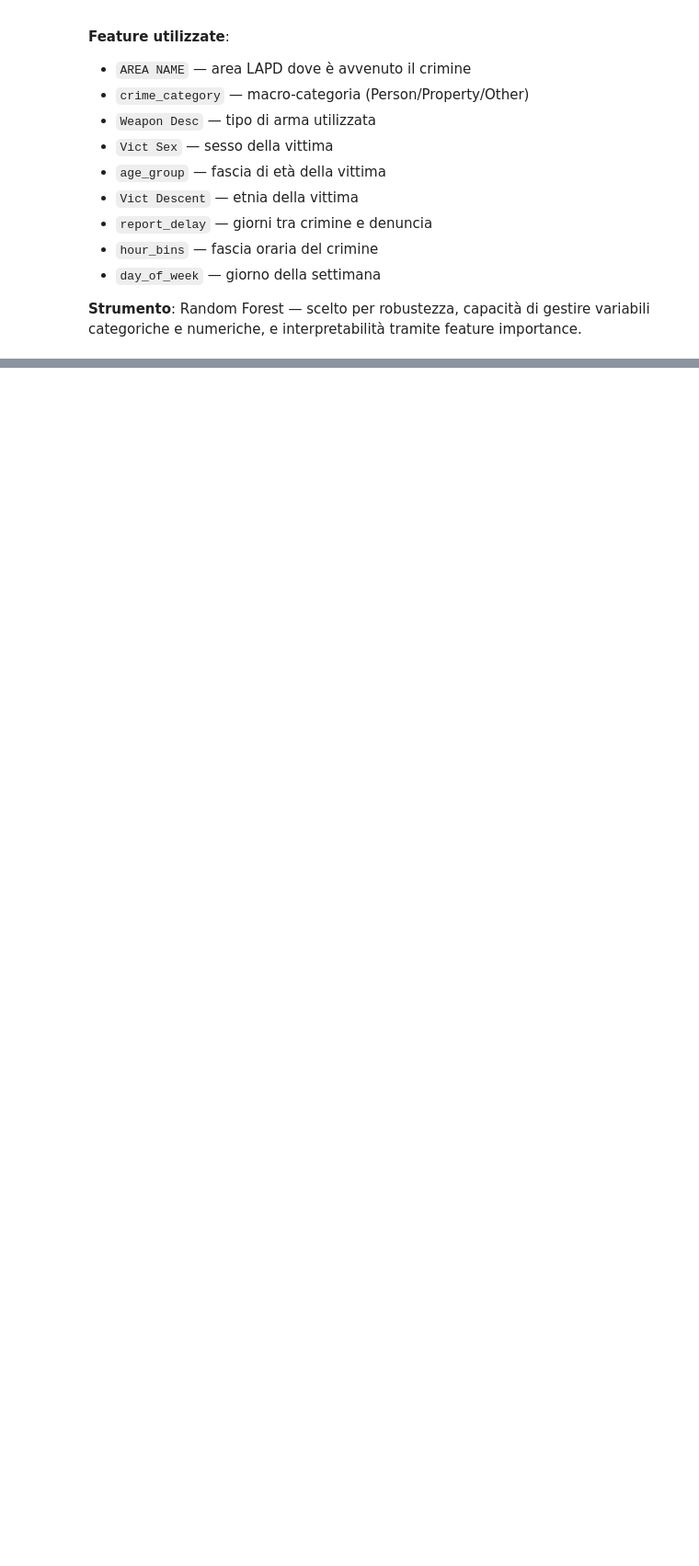
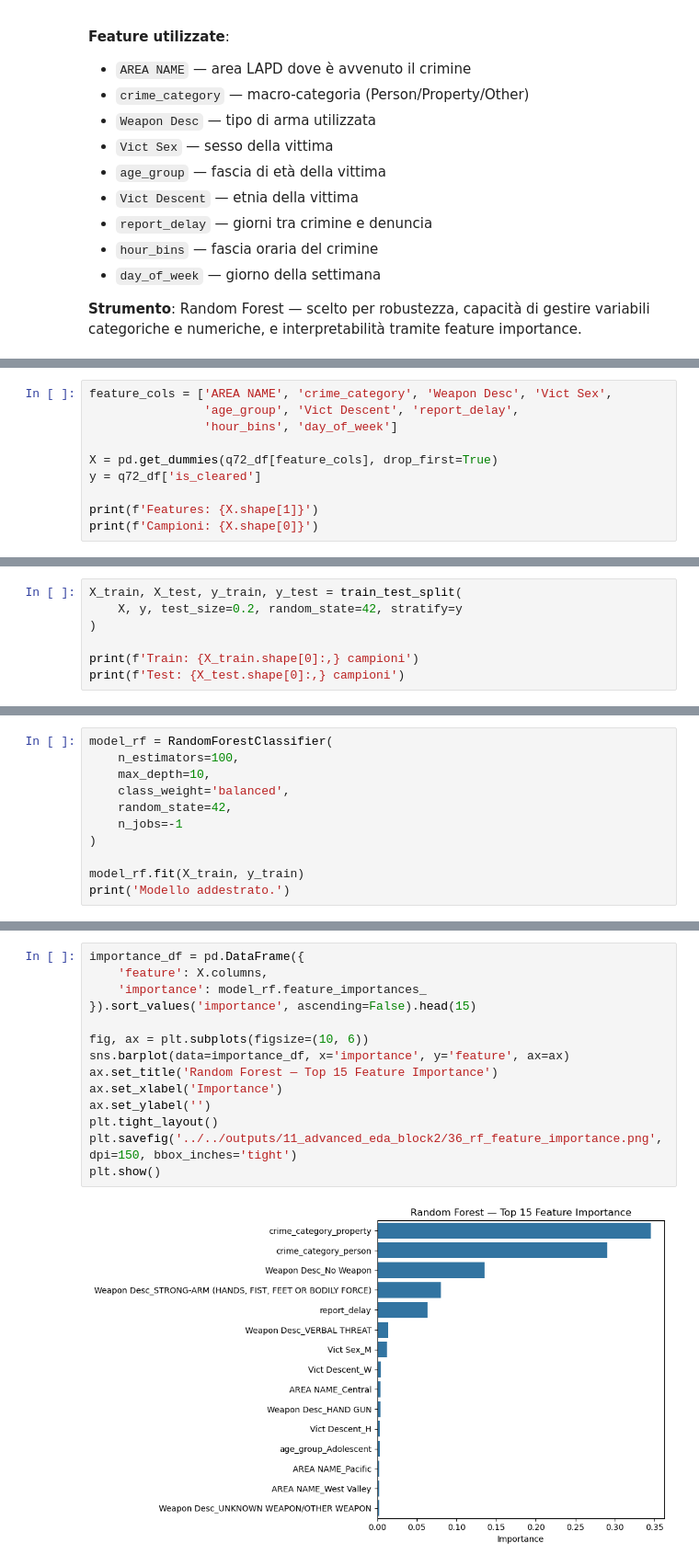
Before and after one commit to AnalystEca/lapd-crime-data, a Jupyter notebook: notebooks/02_analyze/11_advanced_eda_block2.ipynb, the cells around one changed output, grey strips where cells are left out. Shown at 92% size. Cells and saved outputs as stored; diff of their text form; blank space fills up the shorter version.

Commit message:
Q7.2 ended, random forest model trained

```diff
--- a/notebooks/02_analyze/11_advanced_eda_block2.ipynb
+++ b/notebooks/02_analyze/11_advanced_eda_block2.ipynb
@@ -230,0 +253,10 @@ variabili categoriche e numeriche, e interpretabilità tramite feature importanc
+# %%
+feature_cols = ['AREA NAME', 'crime_category', 'Weapon Desc', 'Vict Sex',
+                'age_group', 'Vict Descent', 'report_delay',
+                'hour_bins', 'day_of_week']
+
+X = pd.get_dummies(q72_df[feature_cols], drop_first=True)
+y = q72_df['is_cleared']
+
+print(f'Features: {X.shape[1]}')
+print(f'Campioni: {X.shape[0]}')
@@ -230,0 +266,7 @@ variabili categoriche e numeriche, e interpretabilità tramite feature importanc
+# %%
+X_train, X_test, y_train, y_test = train_test_split(
+    X, y, test_size=0.2, random_state=42, stratify=y
+)
+
+print(f'Train: {X_train.shape[0]:,} campioni')
+print(f'Test: {X_test.shape[0]:,} campioni')
@@ -230,0 +276,11 @@ variabili categoriche e numeriche, e interpretabilità tramite feature importanc
+# %%
+model_rf = RandomForestClassifier(
+    n_estimators=100,
+    max_depth=10,
+    class_weight='balanced',
+    random_state=42,
+    n_jobs=-1
+)
+
+model_rf.fit(X_train, y_train)
+print('Modello addestrato.')
@@ -230,0 +301,16 @@ variabili categoriche e numeriche, e interpretabilità tramite feature importanc
+# %%
+importance_df = pd.DataFrame({
+    'feature': X.columns,
+    'importance': model_rf.feature_importances_
+}).sort_values('importance', ascending=False).head(15)
+
+fig, ax = plt.subplots(figsize=(10, 6))
+sns.barplot(data=importance_df, x='importance', y='feature', ax=ax)
+ax.set_title('Random Forest — Top 15 Feature Importance')
+ax.set_xlabel('Importance')
+ax.set_ylabel('')
+plt.tight_layout()
+plt.savefig('../../outputs/11_advanced_eda_block2/36_rf_feature_importance.png', dpi=150, bbox_inches='tight')
+plt.show()
+# %% [output]
+[figure, added]
```
Also changed, not shown: parts of 8 cells of this notebook, 2 other files.
